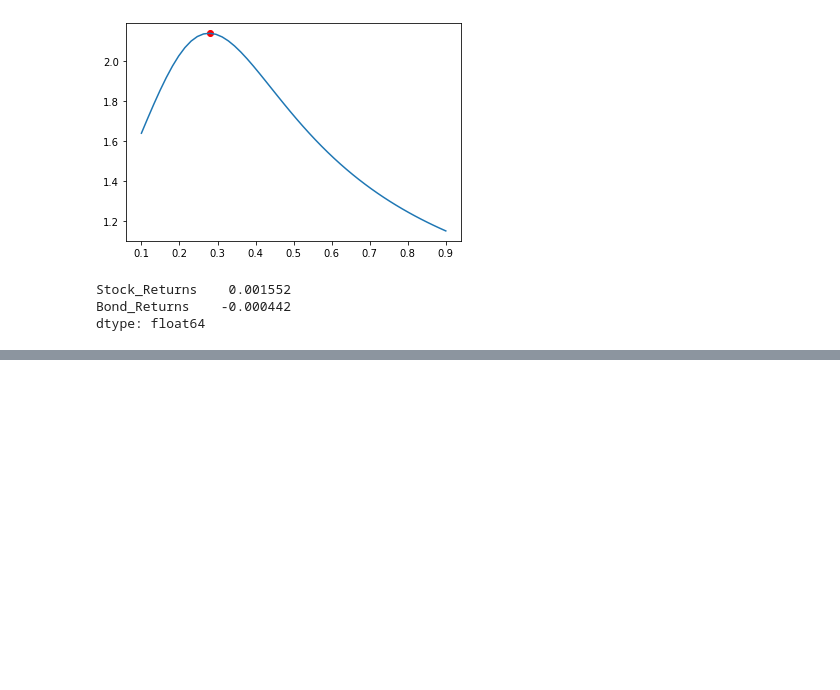
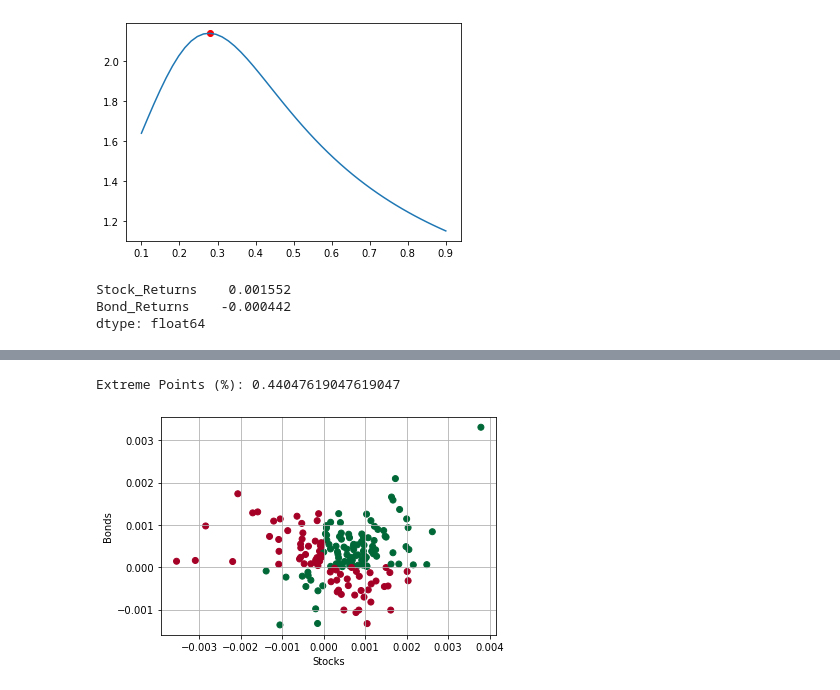
Before and after one commit to mkosik89/Springboard, a Jupyter notebook: Capstone_2/Data/EDA.ipynb, the cells around one changed output, grey strips where cells are left out. Drawn from its saved outputs; the diff is of its cells as text; code cells hidden in the pictures; blank space fills up the shorter version.

```diff
--- a/Capstone_2/Data/EDA.ipynb
+++ b/Capstone_2/Data/EDA.ipynb
@@ -245,0 +246,27 @@ plt.plot(df_opt.sharpe*np.sqrt(252))
+# %%
+out = []
+n_months = 3
+dt_start = responses.index.min() + pd.offsets.MonthBegin(0)
+dt_stop = responses.index.max()
+
+while dt_start<dt_stop:
+    d2 = dt_start + relativedelta(months= n_months)
+    d = responses.loc[dt_start:d2]
+    if len(d)>20:    #set min values for month to count
+        r1 = d.iloc[:,0].mean()
+        r2 = d.iloc[:,1].mean()
+        out.append((r1,r2))
+        dt_start = d2
+    else:
+        dt_start = d2
+
+r1,r2 = zip(*out)
+good = np.array(out)[:,0]*np.array(out)[:,1]>0
+plt.scatter(r1,r2,c=good,cmap='RdYlGn')
+plt.grid(True)
+plt.xlabel('Stocks')
+plt.ylabel('Bonds')
+print('Extreme Points (%): {}'.format(1-good.mean()))
+# %% [output]
+Extreme Points (%): 0.44047619047619047
+[figure, added]
```
Also changed, not shown: parts of 4 cells of this notebook.
